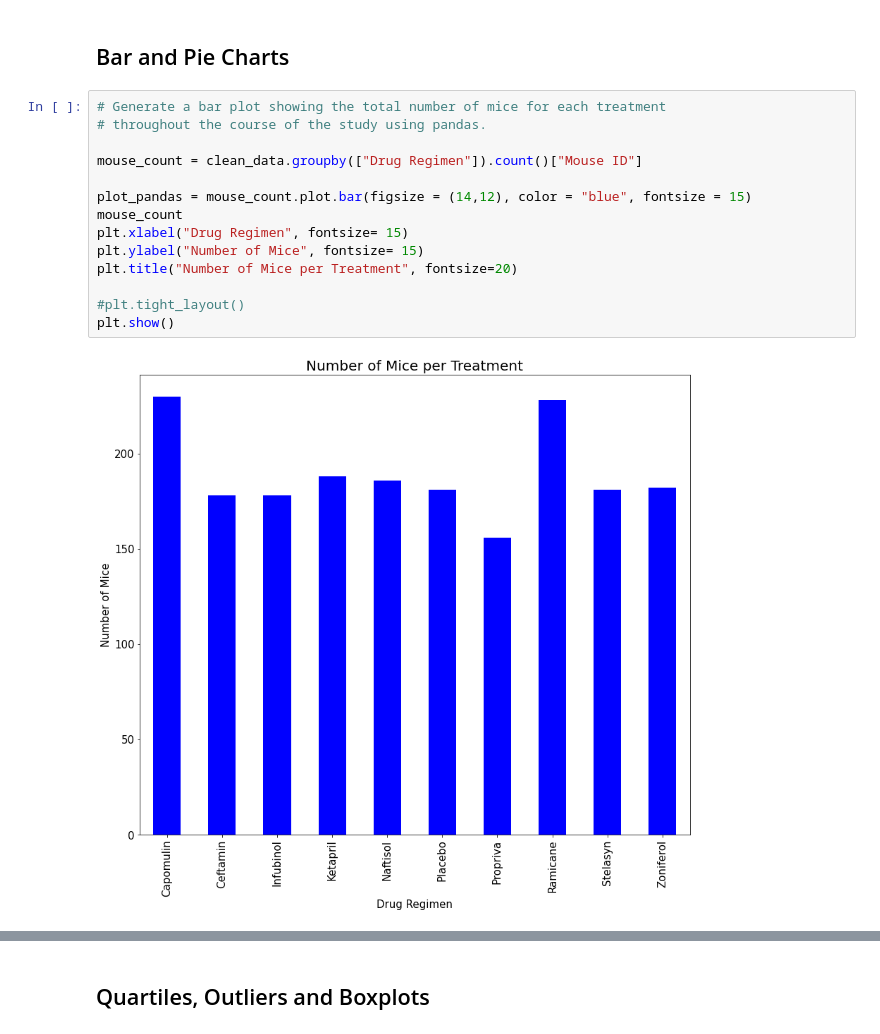
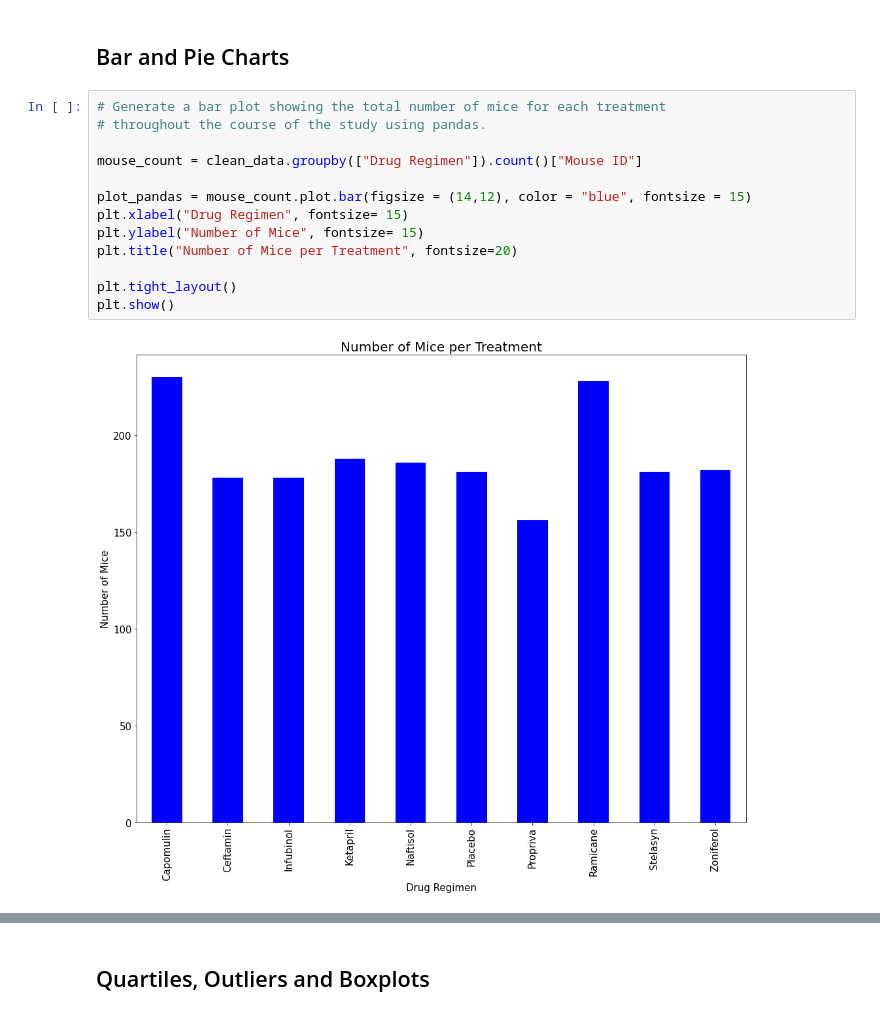
Before and after one commit to i1620/matplotlib-challenge, a Jupyter notebook: pymaceuticals.ipynb, the cells around one changed output, grey strips where cells are left out. Cells and saved outputs as stored; diff of their text form.

```diff
--- a/pymaceuticals.ipynb
+++ b/pymaceuticals.ipynb
@@ -163,19 +156,18 @@ summary_table_2
 # %%
 # Generate a bar plot showing the total number of mice for each treatment
 # throughout the course of the study using pandas.
 
 mouse_count = clean_data.groupby(["Drug Regimen"]).count()["Mouse ID"]
 
 plot_pandas = mouse_count.plot.bar(figsize = (14,12), color = "blue", fontsize = 15)
-mouse_count
 plt.xlabel("Drug Regimen", fontsize= 15)
 plt.ylabel("Number of Mice", fontsize= 15)
 plt.title("Number of Mice per Treatment", fontsize=20)
 
-#plt.tight_layout()
+plt.tight_layout()
 plt.show()
 # %% [output]
-[figure, old version]
+[figure, new version]
 # %%
 # Generate a bar plot showing the total number of mice for each treatment
 # throughout the course of the study using pyplot.
```
Also changed, not shown: parts of 16 cells of this notebook.
